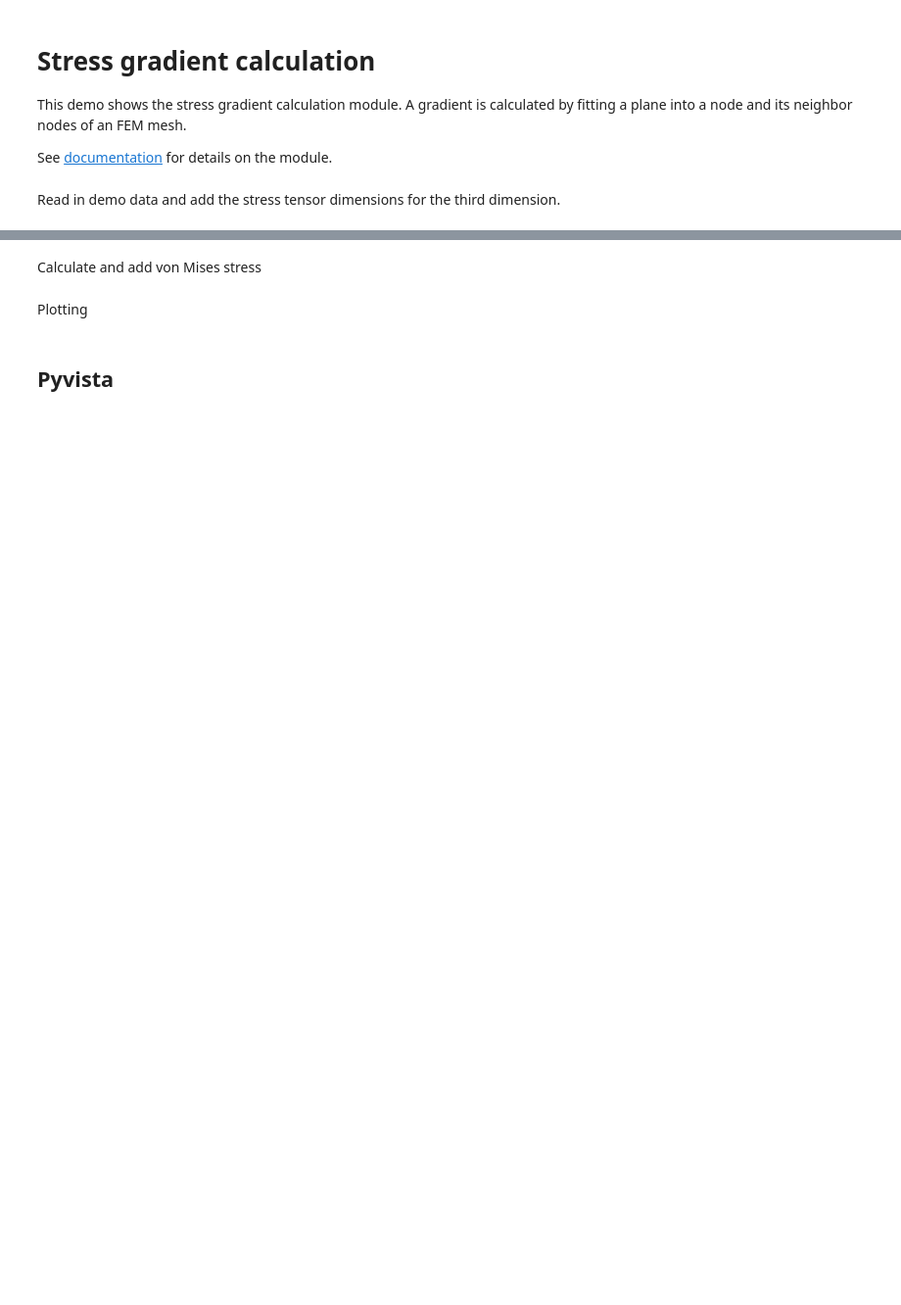
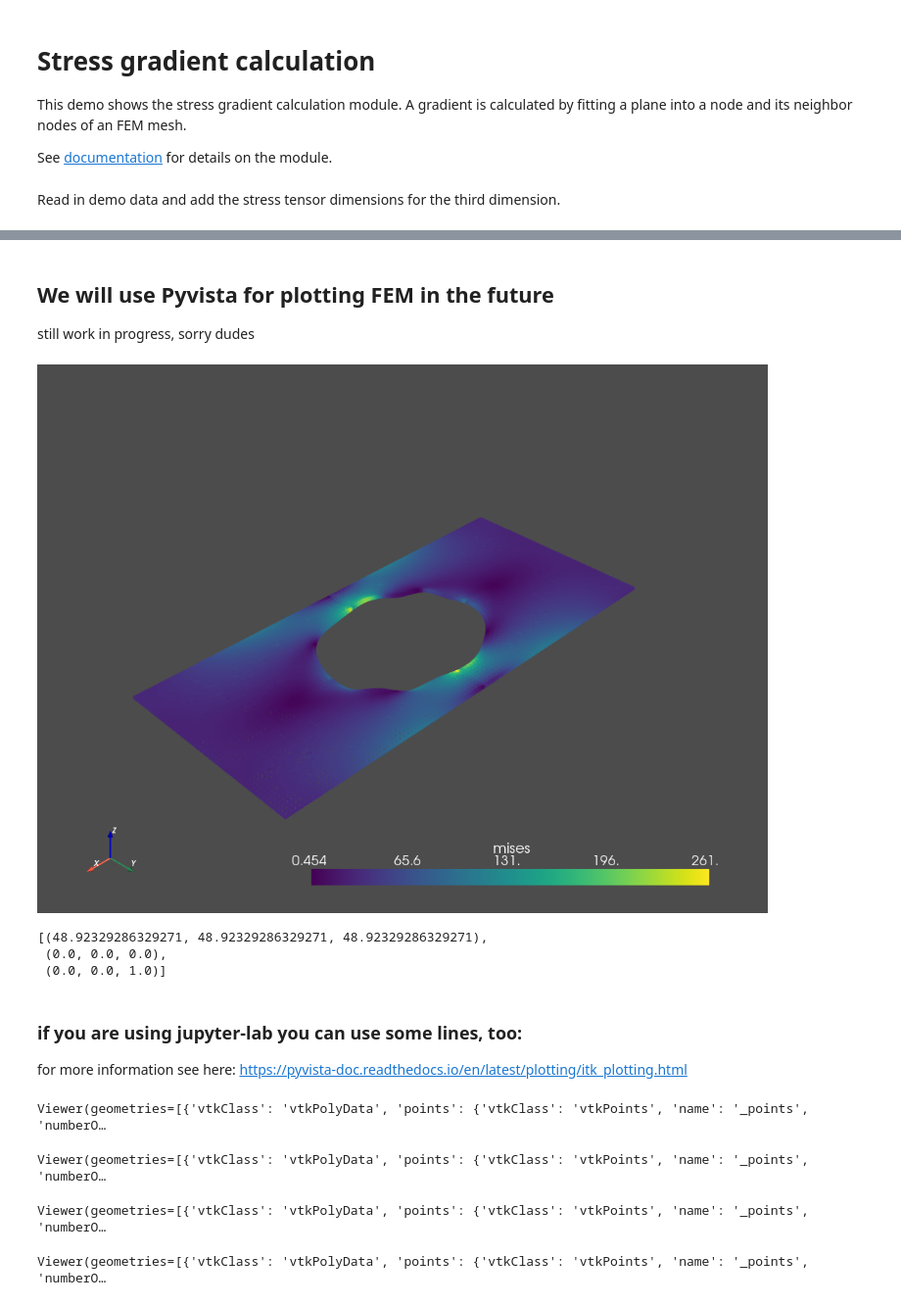
Before and after one commit to boschresearch/pylife, a Jupyter notebook: demos/VMAP_io.ipynb, the cells around one changed output, grey strips where cells are left out. Shown at 98% size. Saved outputs shown, nothing was run; the diff lists cells and outputs as text; code cells hidden in the pictures; blank space fills up the shorter version.

Commit message:
demos using vmap-example files now, using pyvista for FE-Plotting
Signed-off-by: Daniel Kreuter <DanielChristopher.Kreuter@de.bosch.com>

```diff
--- a/demos/VMAP_io.ipynb
+++ b/demos/VMAP_io.ipynb
@@ -26,5 +34,5 @@ vm_mesh.mesh_coords("1")
 # %%
-pyLife_mesh = df = (vm_mesh.mesh_coords('1')
+pyLife_mesh = (vm_mesh.mesh_coords('1')
                     .join(vm_mesh.variable('1', 'STATE-2', 'STRESS_CAUCHY'))
                     .join(vm_mesh.variable('1', 'STATE-2', 'DISPLACEMENT')))
 pyLife_mesh.sample(10)
@@ -31,6 +52,2 @@ pyLife_mesh.sample(10)
-# %% [markdown]
-Calculate and add von Mises stress
 # %%
 pyLife_mesh['mises'] = pyLife_mesh.equistress.mises()
-# %% [markdown]
-Plotting
@@ -45,2 +53,0 @@ plt.show()
-# %% [markdown]
-## Pyvista
@@ -49,14 +53,0 @@ import pyvista as pv
-# %%
-from pyvista import examples
-
-mesh = examples.load_hexbeam()
-bcpos = [(6.20, 3.00, 7.50),
-         (0.16, 0.13, 2.65),
-         (-0.28, 0.94, -0.21)]
-
-p = pv.Plotter()
-p.add_mesh(mesh, show_edges=True, color='white')
-p.add_mesh(pv.PolyData(mesh.points), color='red',
-       point_size=10, render_points_as_spheres=True)
-p.camera_position = bcpos
-# p.show(screenshot='beam_nodes.png')
@@ -64,0 +54,30 @@ display(mesh)
+# %% [markdown]
+## We will use Pyvista for plotting FEM in the future
+
+still work in progress, sorry dudes
+# %%
+from pyvista import examples
+pyLife_nodes = pyLife_mesh.groupby('node_id').mean()
+mesh = pv.PolyData(pyLife_nodes[['x', 'y', 'z']].values)
+mesh.point_arrays["mises"] = pyLife_nodes["mises"].values
+mesh.plot(scalars="mises")
+# %% [output]
+[figure, added]
+[(48.92329286329271, 48.92329286329271, 48.92329286329271),
+ (0.0, 0.0, 0.0),
+ (0.0, 0.0, 1.0)]
+# %% [markdown]
+### if you are using jupyter-lab you can use some lines, too:
+for more information see here: https://pyvista-doc.readthedocs.io/en/latest/plotting/itk_plotting.html
+# %%
+pl = pv.PlotterITK()
+pl.add_mesh(mesh, scalars="mises", smooth_shading=True)
+pl.show(True)
+# %% [output]
+Viewer(geometries=[{'vtkClass': 'vtkPolyData', 'points': {'vtkClass': 'vtkPoints', 'name': '_points', 'numberO…
+Viewer(geometries=[{'vtkClass': 'vtkPolyData', 'points': {'vtkClass': 'vtkPoints', 'name': '_points', 'numberO…
+# %%
+pv.plot_itk(mesh, scalars="mises")
+# %% [output]
+Viewer(geometries=[{'vtkClass': 'vtkPolyData', 'points': {'vtkClass': 'vtkPoints', 'name': '_points', 'numberO…
+Viewer(geometries=[{'vtkClass': 'vtkPolyData', 'points': {'vtkClass': 'vtkPoints', 'name': '_points', 'numberO…
```
Also changed, not shown: parts of 7 cells of this notebook, 6 other files.
